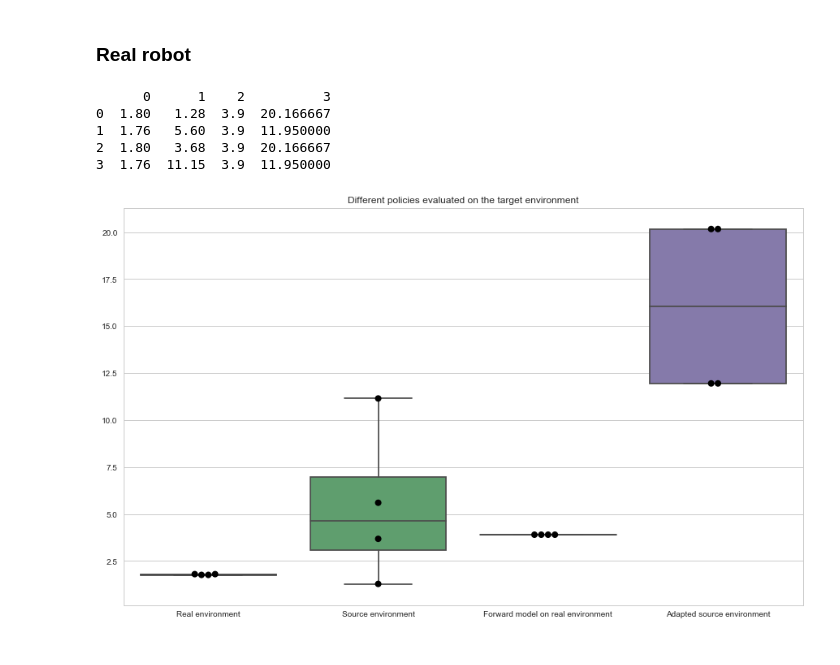
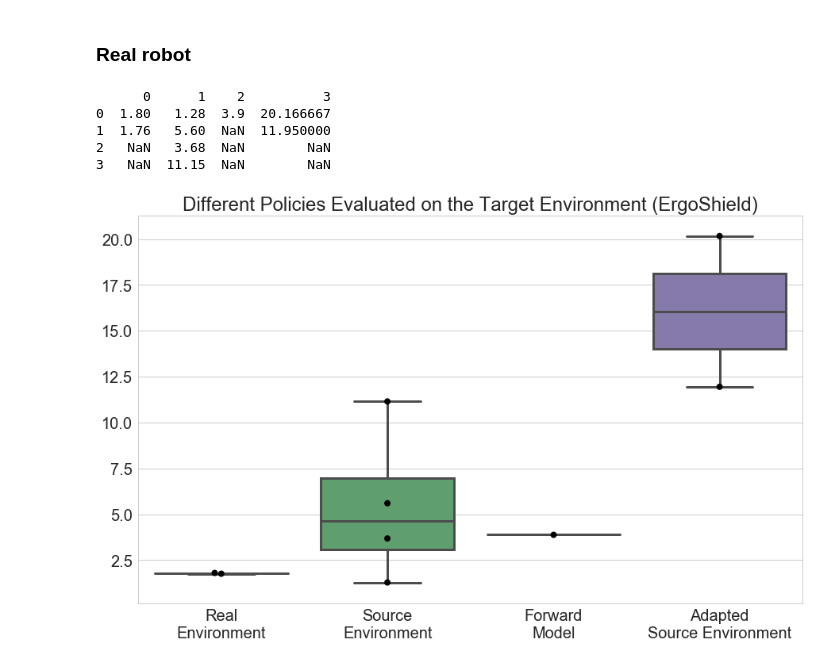
Before and after one commit to aalitaiga/sim-to-real, a Jupyter notebook: scripts/Plot.ipynb, the cells around one changed output. Cells and saved outputs as stored; diff of their text form; code cells hidden in the pictures.

```diff
--- a/scripts/Plot.ipynb
+++ b/scripts/Plot.ipynb
@@ -14,6 +15,20 @@ import matplotlib.pyplot as plt
 from pylab import rcParams
 import os
 rcParams['figure.figsize'] = 15, 9
+# %%
+matplotlib.rcParams['axes.titlesize'] = 24
+matplotlib.rcParams['axes.labelsize'] = 20
+
+matplotlib.rcParams['lines.linewidth'] = 3
+matplotlib.rcParams['lines.markersize'] = 10
+
+matplotlib.rcParams['xtick.labelsize'] = 20
+matplotlib.rcParams['ytick.labelsize'] = 20
+
+matplotlib.rcParams["legend.fancybox"] = True
+matplotlib.rcParams["legend.fontsize"] = 16
+matplotlib.rcParams["legend.framealpha"] = 0.8
+matplotlib.rcParams["legend.frameon"] = True
 # %%
 lstm_only = [-82.029492411168803, -92.171927400712704, -98.926239603016981, -88.35576778953677, -96.93439582779277, -90.02397245240779, -106.14121948466786, -68.758262553010226, -67.864866760947493, -74.031818823977787, -77.061607575375959, -133.84588989305084, -82.72854334962355, -94.228234027042603, -113.79329753585763, -102.97442469414982, -101.20860386214397, -111.8428711355933, -105.54698811243813, -76.741583400312933]
 real = [-64.355352698713986, -66.409934982082191, -56.726440316383155, -72.898794776350812, -43.310998083878395, -55.917068920481043, -57.321843572805903, -66.343358845699001, -82.671080157921295, -83.496127723817352, -52.805803123135902, -48.507539915771993, -68.972111311691521, -80.116336812386535, -47.573364863749191, -55.659026702651694, -79.075497396913448, -90.555258428133342, -67.987800907454499, -71.796759748062257]
@@ -96,6 +112,3 @@ plt.show()
-# %%
-plt.rc('legend',fontsize=25) # using a size in points
-plt.rc('legend',fontsize='medium')
 # %%
 # Just relaunched 250 seed 1, 50 seed 1, 50k seed 1
 
@@ -124,34 +138,34 @@ plt.show()
 # %%
 # transfer = [-69.67184012, -67.5536921838, -64.2191578245, -66.9215370408, -68.0445676948]
 # real = [-69.33715, -67.8416, -69.9532428, -65.707944, -66.4048875]
 # sim = [-134.237, -102.17305, -136.69267, -143.69945, -96.4595228863]
 # lstm = [-94.5218, -97.5028, -95.6001842, -93.118675, -91.46411866]
 
 # sim = [1.28, 5.6, 3.68, 11.15]
 # real = [1.8, 1.76]
 # transfer = [20.166666666666668, 11.95]
 # lstm = [3.9]
 sim = [1.28, 5.6, 3.68, 11.15]
-real = [1.8, 1.76,1.8, 1.76]
-transfer = [20.166666666666668, 11.95, 20.166666666666668, 11.95]
-lstm = [3.9,3.9,3.9,3.9]
+real = [1.8, 1.76,np.nan, np.nan]
+transfer = [20.166666666666668, 11.95, np.nan, np.nan]
+lstm = [3.9,np.nan,np.nan,np.nan]
 
 data5 = pd.DataFrame(np.array([real, sim, lstm, transfer]).T)
 print(data5)
 
-data5.columns = ["Real environment", "Source environment", "Forward model on real environment", "Adapted source environment"]
+data5.columns = ["Real\nEnvironment", "Source\nEnvironment", "Forward\nModel", "Adapted\nSource Environment"]
 
 ax = sns.boxplot(data=data5, palette="deep")
 ax = sns.swarmplot(data=data5, color="black", s=8)
-plt.title("Different policies evaluated on the target environment")
+plt.title("Different Policies Evaluated on the Target Environment (ErgoShield)")
 # plt.ylim(-180, -35)
 plt.savefig(os.path.expanduser("~/dev/sim-to-real/results/fig-results-real.png"))
 
 plt.show()
 # %% [output]
       0      1    2          3
 0  1.80   1.28  3.9  20.166667
-1  1.76   5.60  3.9  11.950000
-2  1.80   3.68  3.9  20.166667
-3  1.76  11.15  3.9  11.950000
+1  1.76   5.60  NaN  11.950000
+2   NaN   3.68  NaN        NaN
+3   NaN  11.15  NaN        NaN
-[figure, old version]
+[figure, new version]
```
Also changed, not shown: parts of 8 cells of this notebook, 6 other files.
